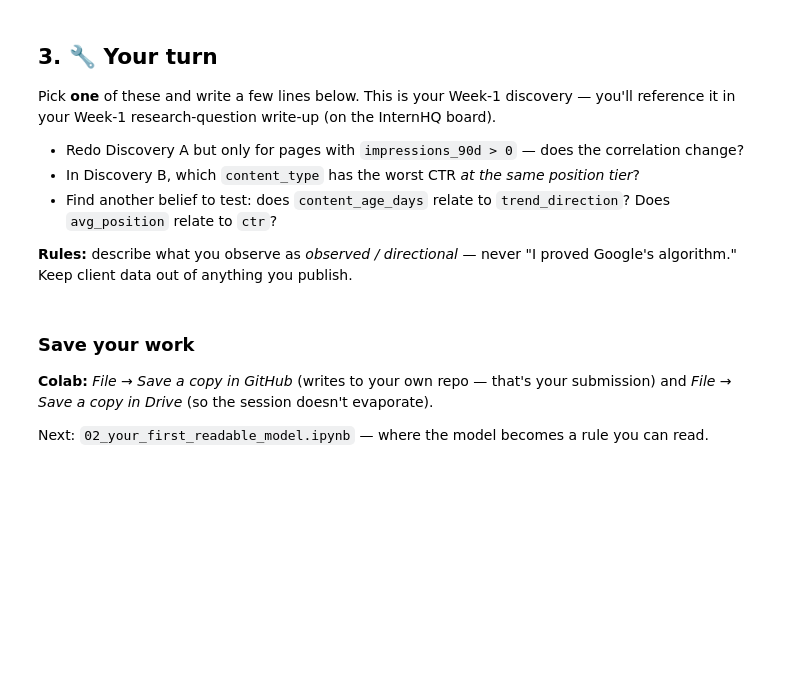
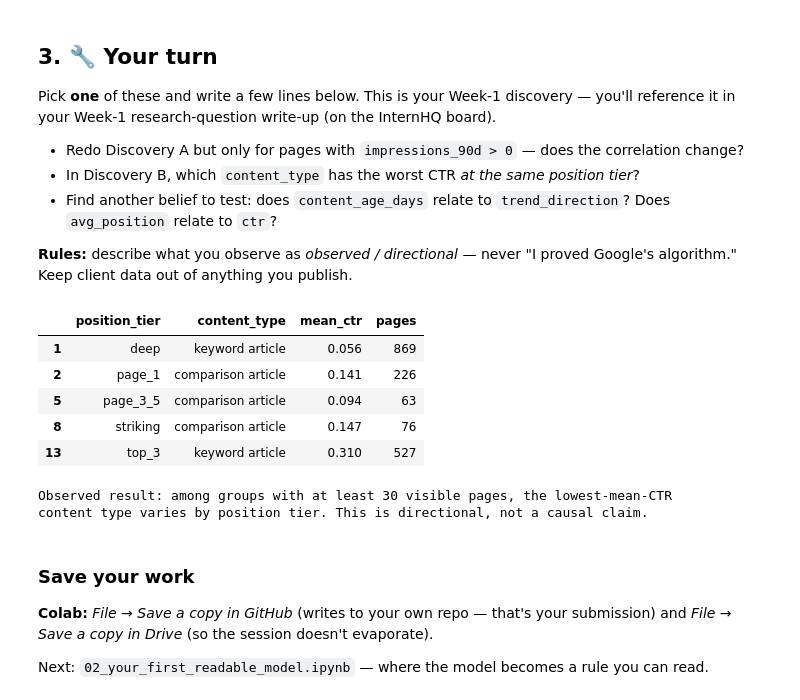
Before and after one commit to Hisham-Walid/flyrank-ml-internship, a Jupyter notebook: notebooks/01_first_look_and_discovery.ipynb, the cells around one changed output. Saved outputs shown, nothing was run; the diff lists cells and outputs as text; code cells hidden in the pictures; blank space fills up the shorter version.

```diff
--- a/notebooks/01_first_look_and_discovery.ipynb
+++ b/notebooks/01_first_look_and_discovery.ipynb
@@ -98,7 +159,34 @@ Pick **one** of these and write a few lines below. This is your Week-1 discovery
 
 **Rules:** describe what you observe as *observed / directional* — never "I proved Google's algorithm." Keep client data out of anything you publish.
 # %%
-# Your discovery here
+# Compare content types within the same position tier so rank is held roughly constant.
+visible_by_type = (
+    df[(df["impressions_90d"] >= 100) & (df["avg_position"] > 0)]
+    .groupby(["position_tier", "content_type"], observed=True)
+    .agg(mean_ctr=("ctr", "mean"), pages=("content_id", "size"))
+    .reset_index()
+)
+
+# Avoid calling a tiny group the 'worst' based on only a handful of pages.
+eligible_groups = visible_by_type[visible_by_type["pages"] >= 30]
+
+worst_by_tier = (
+    eligible_groups.loc[eligible_groups.groupby("position_tier")["mean_ctr"].idxmin()]
+    .sort_values("position_tier")
+)
+display(worst_by_tier.style.format({"mean_ctr": "{:.3f}"}))
+
+print("Observed result: among groups with at least 30 visible pages, the lowest-mean-CTR")
+print("content type varies by position tier. This is directional, not a causal claim.")
+# %% [output]
+|  | position_tier | content_type | mean_ctr | pages |
+| 1 | deep | keyword article | 0.056 | 869 |
+| 2 | page_1 | comparison article | 0.141 | 226 |
+| 5 | page_3_5 | comparison article | 0.094 | 63 |
+| 8 | striking | comparison article | 0.147 | 76 |
+| 13 | top_3 | keyword article | 0.310 | 527 |
+Observed result: among groups with at least 30 visible pages, the lowest-mean-CTR
+content type varies by position tier. This is directional, not a causal claim.
 # %% [markdown]
 ### Save your work
 **Colab:** *File → Save a copy in GitHub* (writes to your own repo — that's your submission) and *File → Save a copy in Drive* (so the session doesn't evaporate).
```
Also changed, not shown: parts of 7 cells of this notebook, 1 other file.
